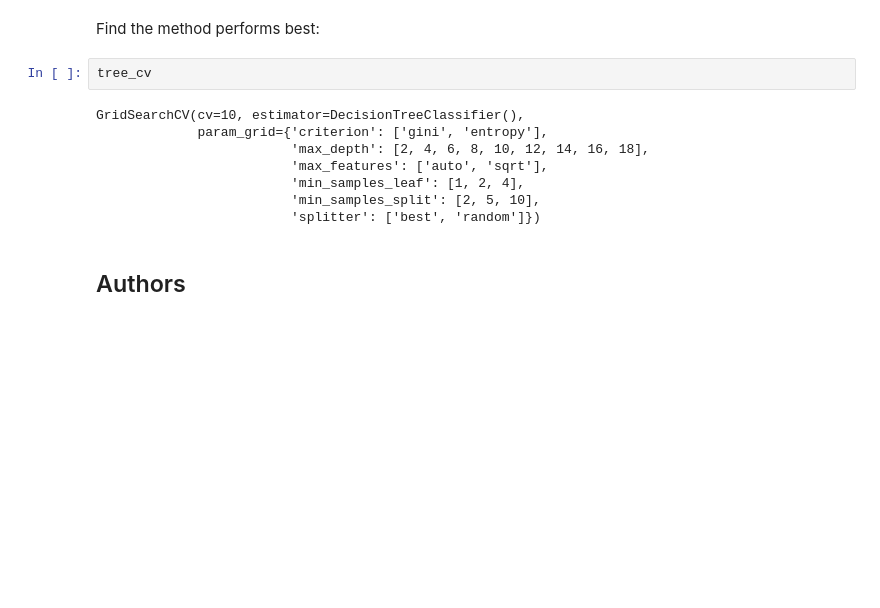
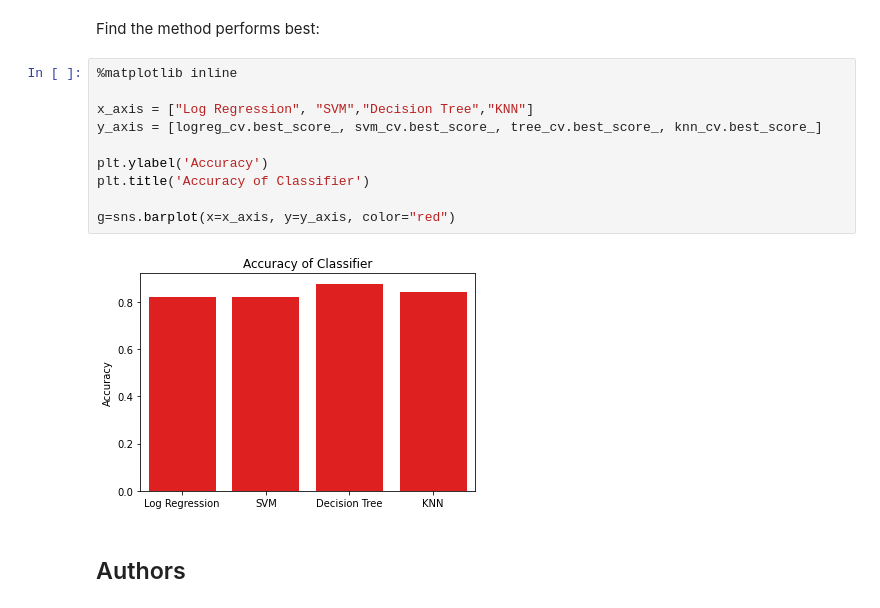
Before and after one commit to gamunu/coursera_ml_python, a Jupyter notebook: spacex-machine-learning-prediction.ipynb, the cells around one changed output. Cells and saved outputs as stored; diff of their text form; blank space fills up the shorter version.

```diff
--- a/spacex-machine-learning-prediction.ipynb
+++ b/spacex-machine-learning-prediction.ipynb
@@ -336,16 +336,18 @@ plot_confusion_matrix(Y_test,yhat)
 ## TASK  12
 # %% [markdown]
 Find the method performs best:
-# %%
-tree_cv
-# %% [output]
-GridSearchCV(cv=10, estimator=DecisionTreeClassifier(),
-             param_grid={'criterion': ['gini', 'entropy'],
-                         'max_depth': [2, 4, 6, 8, 10, 12, 14, 16, 18],
-                         'max_features': ['auto', 'sqrt'],
-                         'min_samples_leaf': [1, 2, 4],
-                         'min_samples_split': [2, 5, 10],
-                         'splitter': ['best', 'random']})
+# %%
+%matplotlib inline
+
+x_axis = ["Log Regression", "SVM","Decision Tree","KNN"]
+y_axis = [logreg_cv.best_score_, svm_cv.best_score_, tree_cv.best_score_, knn_cv.best_score_]
+
+plt.ylabel('Accuracy')
+plt.title('Accuracy of Classifier')
+
+g=sns.barplot(x=x_axis, y=y_axis, color="red")
+# %% [output]
+[figure, added]
 # %% [markdown]
 ## Authors
 # %% [markdown]
```
Also changed, not shown: parts of 3 cells of this notebook.
